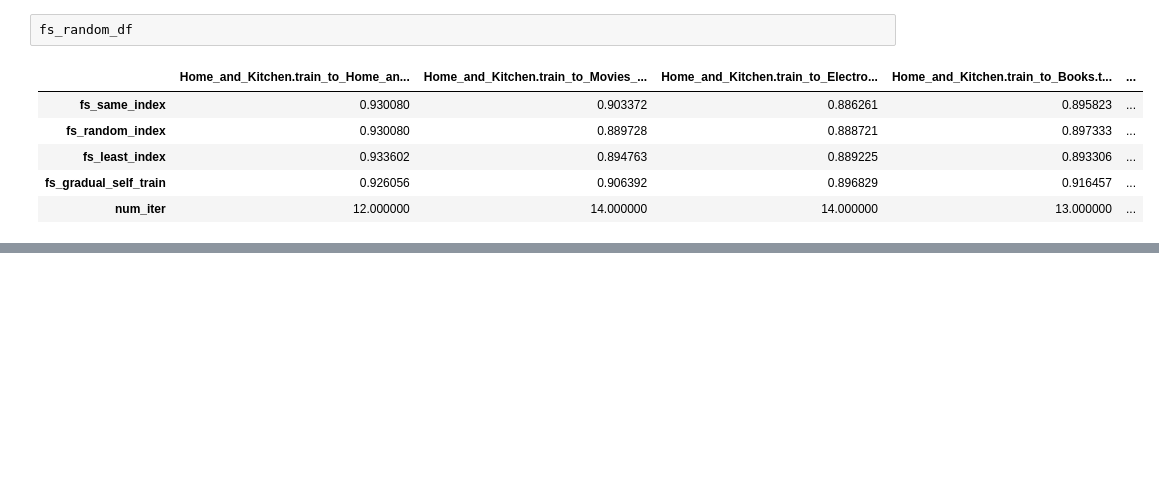
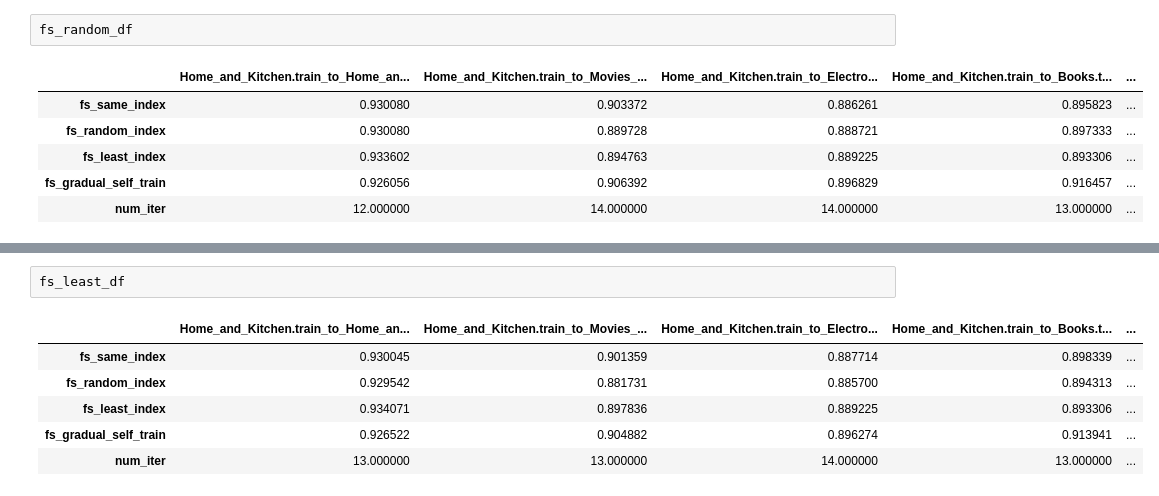
Before and after one commit to zycalice/domain-adaptation-nlp, a Jupyter notebook: notebooks/few_labels.ipynb, the cells around one changed output, grey strips where cells are left out. Saved outputs shown, nothing was run; the diff lists cells and outputs as text; blank space fills up the shorter version.

```diff
--- a/notebooks/few_labels.ipynb
+++ b/notebooks/few_labels.ipynb
@@ -47,0 +71,9 @@ fs_random_df
+# %%
+fs_least_df
+# %% [output]
+|  | Home_and_Kitchen.train_to_Home_an... | Home_and_Kitchen.train_to_Movies_... | Home_and_Kitchen.train_to_Electro... | Home_and_Kitchen.train_to_Books.t... | ... |
+| fs_same_index | 0.930045 | 0.901359 | 0.887714 | 0.898339 | ... |
+| fs_random_index | 0.929542 | 0.881731 | 0.885700 | 0.894313 | ... |
+| fs_least_index | 0.934071 | 0.897836 | 0.889225 | 0.893306 | ... |
+| fs_gradual_self_train | 0.926522 | 0.904882 | 0.896274 | 0.913941 | ... |
+| num_iter | 13.000000 | 13.000000 | 14.000000 | 13.000000 | ... |
```
Also changed, not shown: parts of 4 cells of this notebook, 7 other files.
